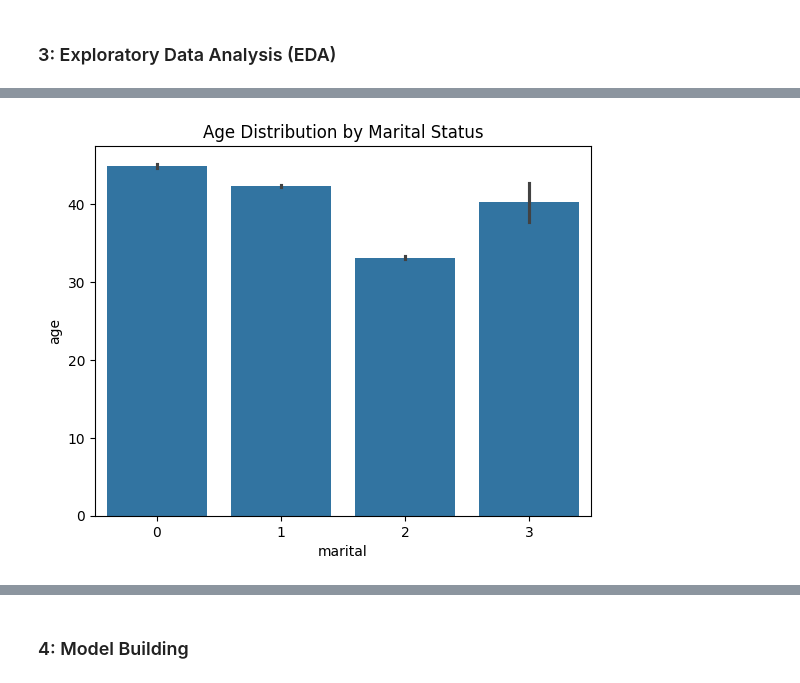
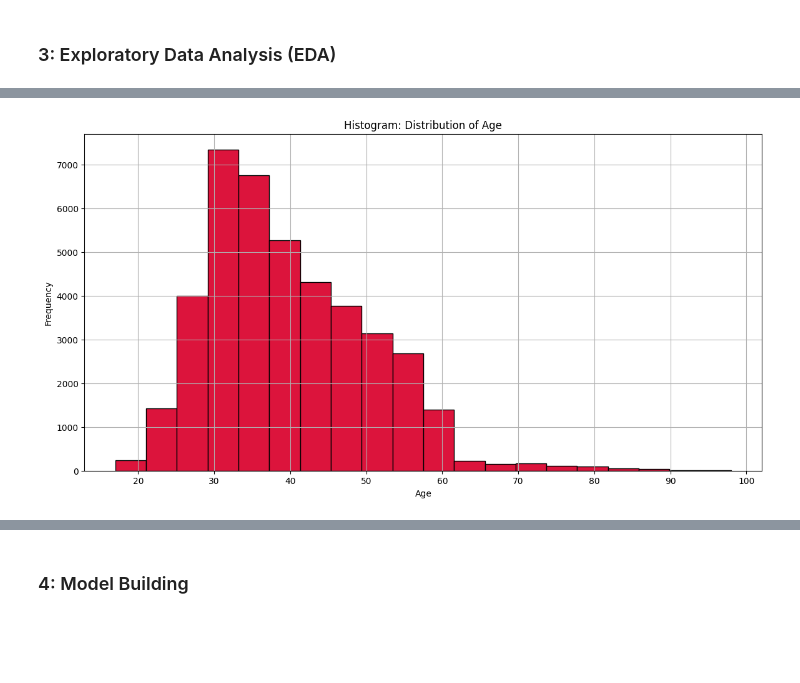
Before and after one commit to GangasrinivasKatraji/Predictive-Analysis-and-Strategic-Insights-for-Portuguese-Bank-Marketing-Campaigns, a Jupyter notebook: Outputfile.ipynb, the cells around one changed output, grey strips where cells are left out. Cells and saved outputs as stored; diff of their text form; code cells hidden in the pictures; blank space fills up the shorter version.

```diff
--- a/Outputfile.ipynb
+++ b/Outputfile.ipynb
@@ -201,7 +180,29 @@ plt.show()  # Display the chart
-# %%
-# Distribution Comparison (Box Plot)
-sns.barplot(x='marital', y='age', data=df)
-plt.title('Age Distribution by Marital Status')
-plt.show()
-# %% [output]
-[figure, removed]
+# %%
+# Create a new figure with size 14x7 inches
+
+plt.figure(figsize=(14, 7))
+
+# Plot histogram with 20 bins
+
+plt.hist(df['age'], bins=20, color='crimson', edgecolor='black')
+
+# Set x-axis label
+
+plt.xlabel('Age')
+
+# Set y-axis label
+
+plt.ylabel('Frequency')
+
+# Set title of the plot
+
+plt.title('Histogram: Distribution of Age')
+
+# Add gridlines
+
+plt.grid(True)
+
+# Display the plot
+plt.show()
+# %% [output]
+[figure, added]
```
Also changed, not shown: parts of 27 cells of this notebook.
